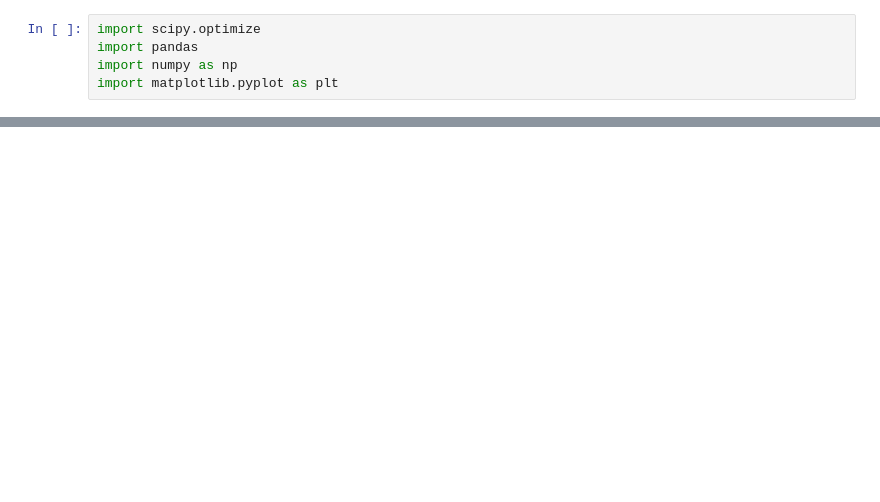
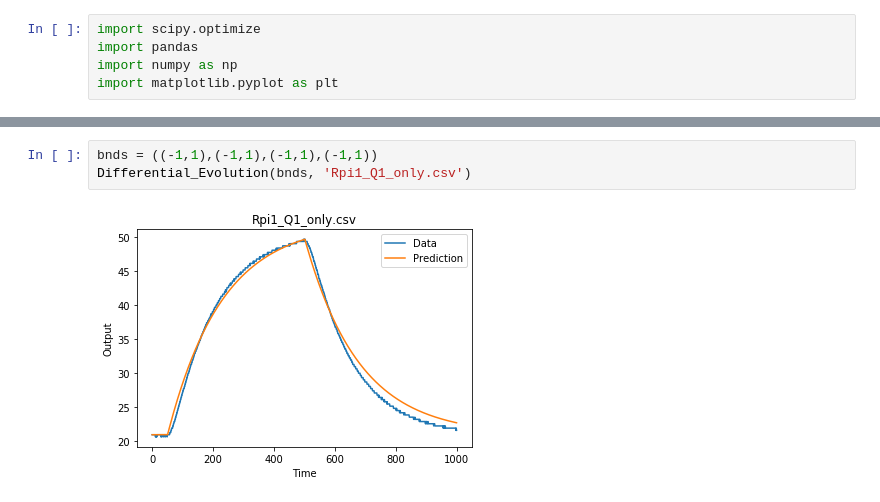
Before and after one commit to jmopperman/CSC411, a Jupyter notebook: Tidier optimization ID.ipynb, the cells around one changed output, grey strips where cells are left out. Cells and saved outputs as stored; diff of their text form; blank space fills up the shorter version.

```diff
--- a/Tidier optimization ID.ipynb
+++ b/Tidier optimization ID.ipynb
@@ -51,0 +68,5 @@ TypeError: OF() takes 2 positional arguments but 9 were given
+# %%
+bnds = ((-1,1),(-1,1),(-1,1),(-1,1))
+Differential_Evolution(bnds, 'Rpi1_Q1_only.csv')
+# %% [output]
+[figure, added]
```
Also changed, not shown: parts of 3 cells of this notebook.
